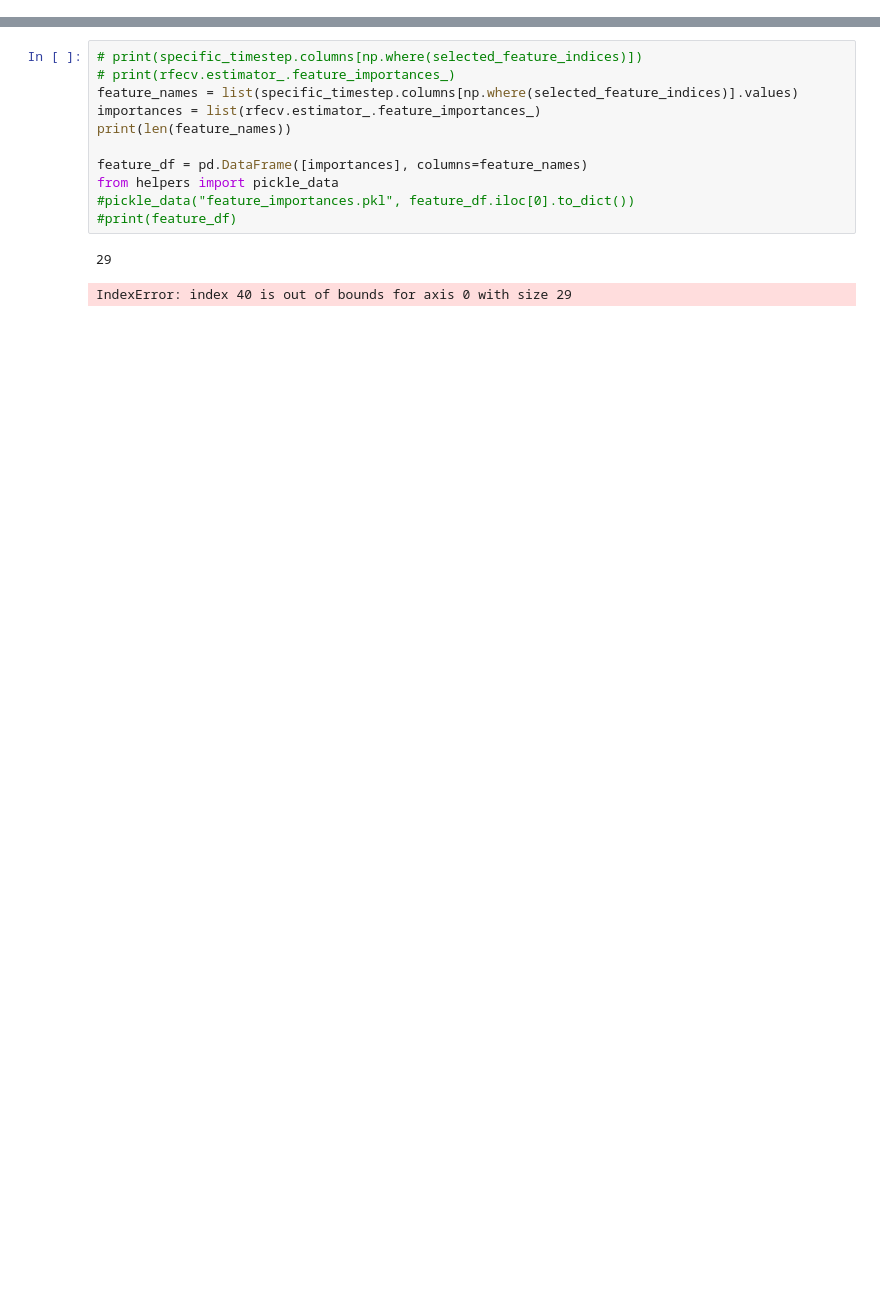
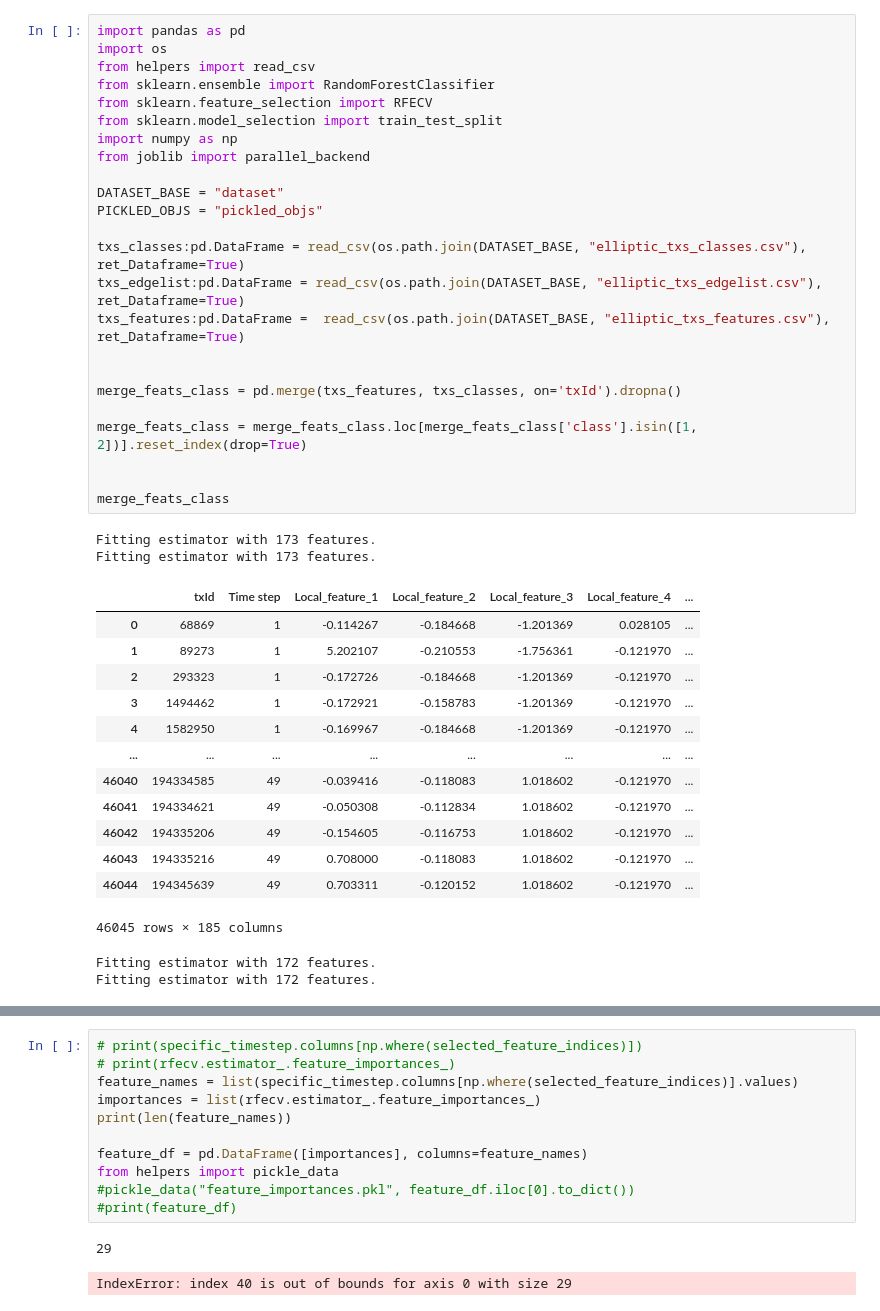
Before and after one commit to DimPap99/2AMM20_2023, a Jupyter notebook: feature_importance.ipynb, the cells around one changed output, grey strips where cells are left out. Cells and saved outputs as stored; diff of their text form; blank space fills up the shorter version.

```diff
--- a/feature_importance.ipynb
+++ b/feature_importance.ipynb
@@ -0,0 +1,42 @@
+# %%
+import pandas as pd
+import os
+from helpers import read_csv
+from sklearn.ensemble import RandomForestClassifier
+from sklearn.feature_selection import RFECV
+from sklearn.model_selection import train_test_split
+import numpy as np
+from joblib import parallel_backend
+
+DATASET_BASE = "dataset"
+PICKLED_OBJS = "pickled_objs"
+
+txs_classes:pd.DataFrame = read_csv(os.path.join(DATASET_BASE, "elliptic_txs_classes.csv"), ret_Dataframe=True)
+txs_edgelist:pd.DataFrame = read_csv(os.path.join(DATASET_BASE, "elliptic_txs_edgelist.csv"), ret_Dataframe=True)
+txs_features:pd.DataFrame =  read_csv(os.path.join(DATASET_BASE, "elliptic_txs_features.csv"), ret_Dataframe=True)
+
+
+merge_feats_class = pd.merge(txs_features, txs_classes, on='txId').dropna()
+
+merge_feats_class = merge_feats_class.loc[merge_feats_class['class'].isin([1, 2])].reset_index(drop=True)
+
+
+merge_feats_class
+# %% [output]
+Fitting estimator with 173 features.
+Fitting estimator with 173 features.
+|  | txId | Time step | Local_feature_1 | Local_feature_2 | Local_feature_3 | Local_feature_4 | ... |
+| 0 | 68869 | 1 | -0.114267 | -0.184668 | -1.201369 | 0.028105 | ... |
+| 1 | 89273 | 1 | 5.202107 | -0.210553 | -1.756361 | -0.121970 | ... |
+| 2 | 293323 | 1 | -0.172726 | -0.184668 | -1.201369 | -0.121970 | ... |
+| 3 | 1494462 | 1 | -0.172921 | -0.158783 | -1.201369 | -0.121970 | ... |
+| 4 | 1582950 | 1 | -0.169967 | -0.184668 | -1.201369 | -0.121970 | ... |
+| ... | ... | ... | ... | ... | ... | ... | ... |
+| 46040 | 194334585 | 49 | -0.039416 | -0.118083 | 1.018602 | -0.121970 | ... |
+| 46041 | 194334621 | 49 | -0.050308 | -0.112834 | 1.018602 | -0.121970 | ... |
+| 46042 | 194335206 | 49 | -0.154605 | -0.116753 | 1.018602 | -0.121970 | ... |
+| 46043 | 194335216 | 49 | 0.708000 | -0.118083 | 1.018602 | -0.121970 | ... |
+| 46044 | 194345639 | 49 | 0.703311 | -0.120152 | 1.018602 | -0.121970 | ... |
+46045 rows × 185 columns
+Fitting estimator with 172 features.
+Fitting estimator with 172 features.
```
Also changed, not shown: parts of 2 cells of this notebook, 8 other files.
